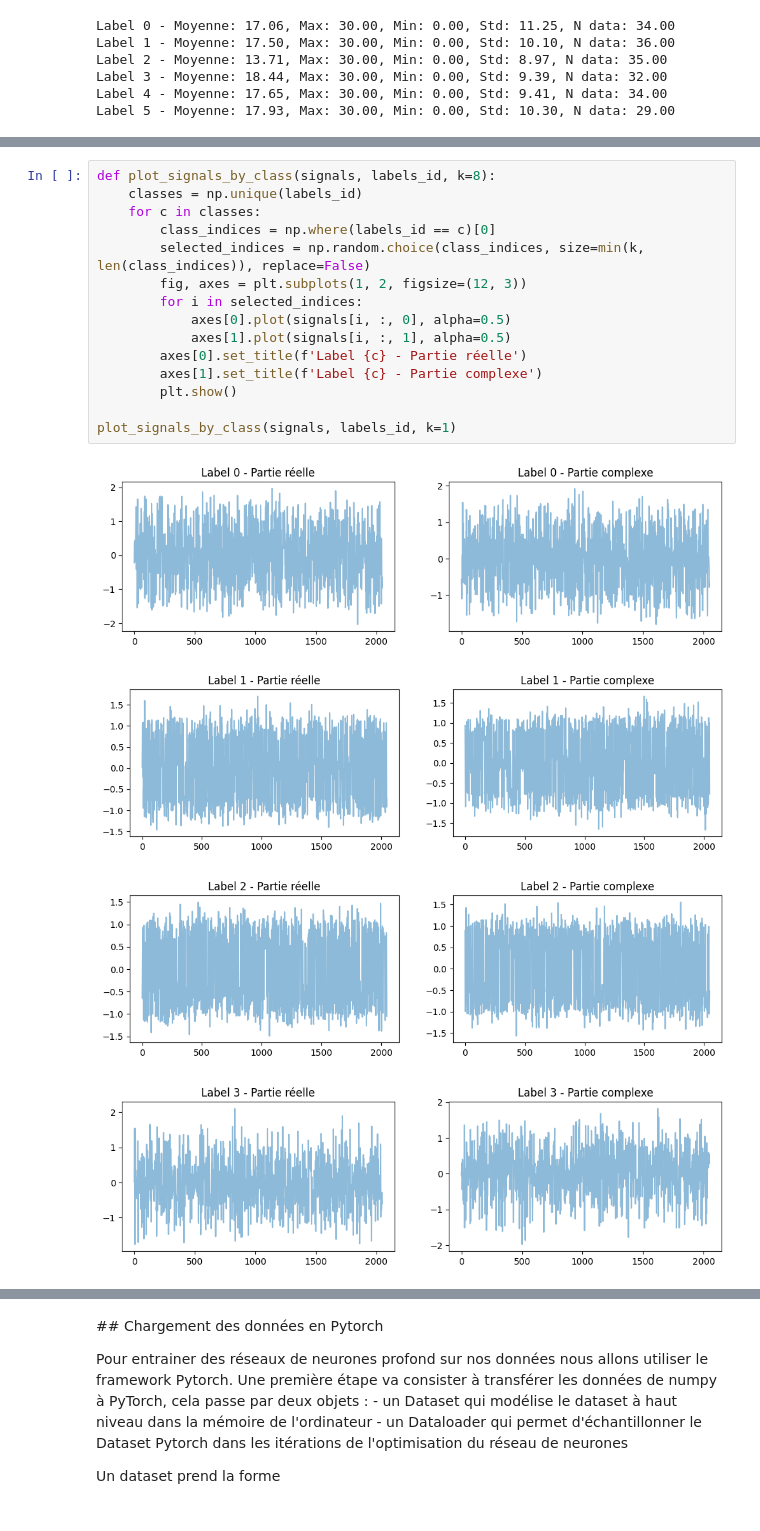
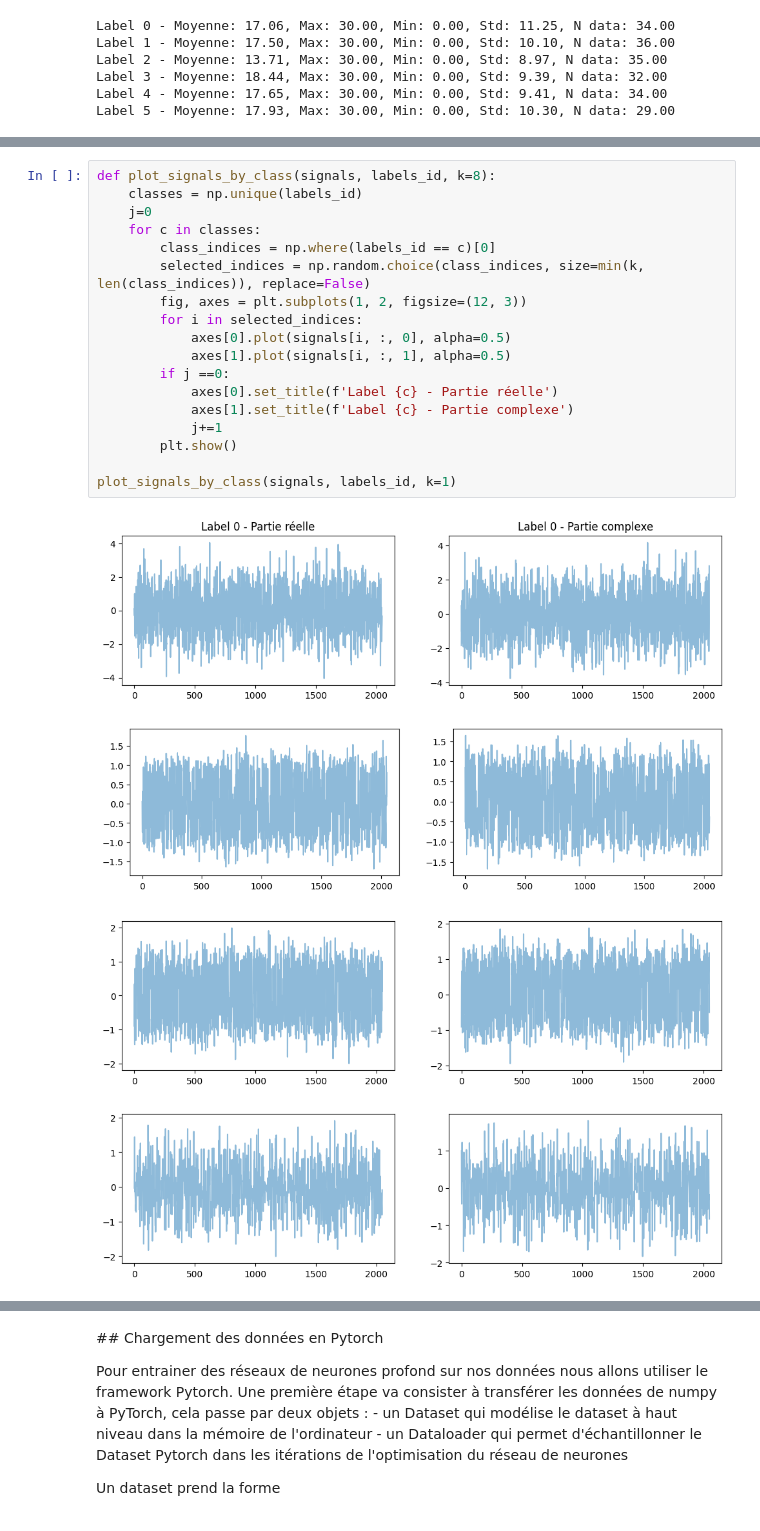
Before and after one commit to QMoayedpour/tp3_dlts, a Jupyter notebook: dlts_tp3_noah.ipynb, the cells around one changed output, grey strips where cells are left out. Cells and saved outputs as stored; diff of their text form.

```diff
--- a/dlts_tp3_noah.ipynb
+++ b/dlts_tp3_noah.ipynb
@@ -171,20 +174,23 @@ plot_real_vs_complex_by_class(signals, labels_id, k=5)
 # %%
 def plot_signals_by_class(signals, labels_id, k=8):
     classes = np.unique(labels_id)
+    j=0
     for c in classes:
         class_indices = np.where(labels_id == c)[0]
         selected_indices = np.random.choice(class_indices, size=min(k, len(class_indices)), replace=False)
         fig, axes = plt.subplots(1, 2, figsize=(12, 3))
         for i in selected_indices:
             axes[0].plot(signals[i, :, 0], alpha=0.5)
             axes[1].plot(signals[i, :, 1], alpha=0.5)
-        axes[0].set_title(f'Label {c} - Partie réelle')
-        axes[1].set_title(f'Label {c} - Partie complexe')
+        if j ==0:
+            axes[0].set_title(f'Label {c} - Partie réelle')
+            axes[1].set_title(f'Label {c} - Partie complexe')
+            j+=1
         plt.show()
 
 plot_signals_by_class(signals, labels_id, k=1)
 # %% [output]
-[figure, old version]
+[figure, new version]
-[figure, old version]
+[figure, new version]
-[figure, old version]
+[figure, new version]
-[figure, old version]
+[figure, new version]
```
Also changed, not shown: parts of 37 cells of this notebook, 1 other file.
